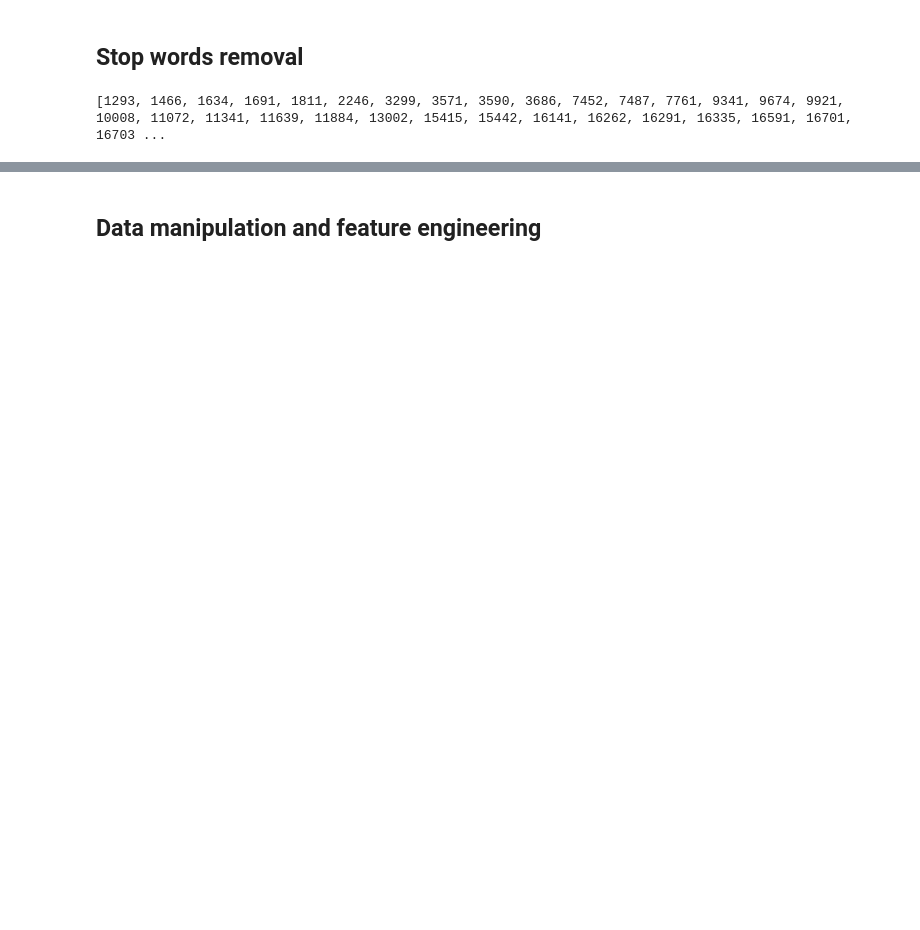
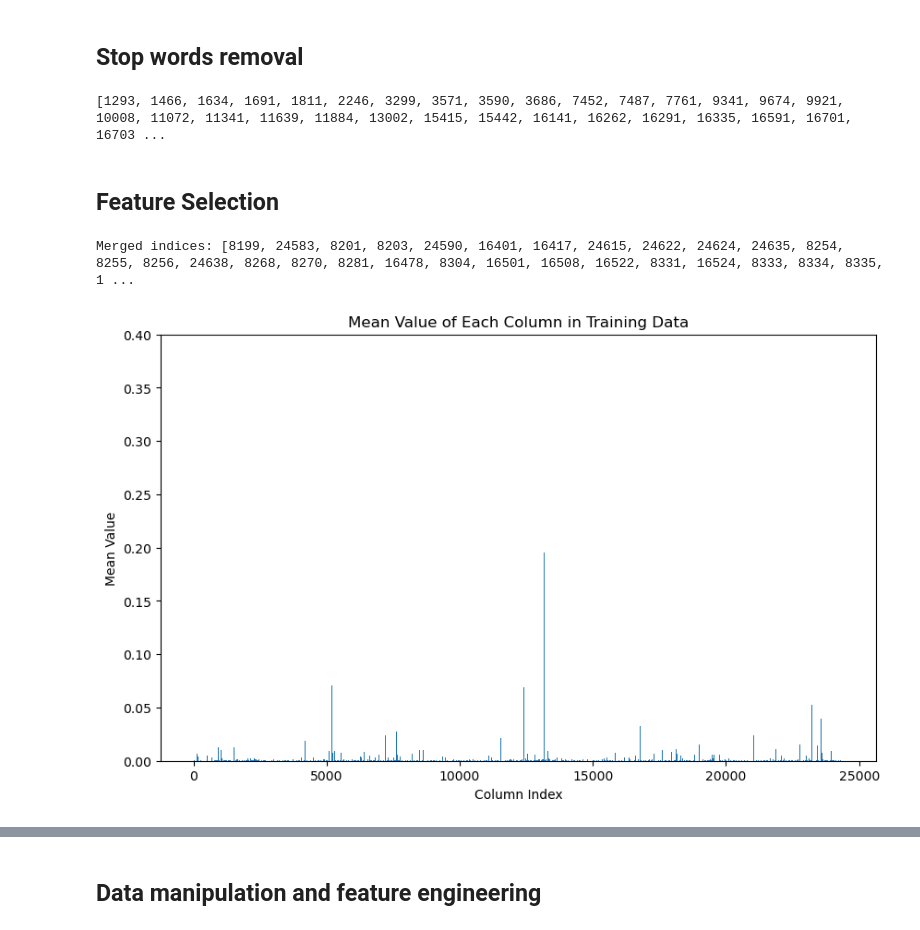
Before and after one commit to 40131322/Classer-le-text---Text-classification, a Jupyter notebook: Milestone 2/Milestone_1_w_scikit.ipynb, the cells around one changed output, grey strips where cells are left out. Cells and saved outputs as stored; diff of their text form; code cells hidden in the pictures; blank space fills up the shorter version.

```diff
--- a/Milestone 2/Milestone_1_w_scikit.ipynb
+++ b/Milestone 2/Milestone_1_w_scikit.ipynb
@@ -288,0 +163,12 @@ from sklearn.feature_selection import VarianceThreshold
+# %%
+# Compute the ANOVA F-value for the provided sample
+F_values, p_values = f_classif(x_raw, y_raw)
+
+# Print the F-values and p-values
+print("F-values:", F_values)
+print("p-values:", p_values)
+
+# Select features with high F-values (low p-values)
+significant_features = np.where(p_values < 0.05)[0]
+print("Significant feature indices:", significant_features)
+len(significant_features)
@@ -298,3 +189,32 @@ stop_word_indices = [i for i, word in enumerate(vocab_data) if word in stop_word
 print(stop_word_indices)
 # %% [output]
 [1293, 1466, 1634, 1691, 1811, 2246, 3299, 3571, 3590, 3686, 7452, 7487, 7761, 9341, 9674, 9921, 10008, 11072, 11341, 11639, 11884, 13002, 15415, 15442, 16141, 16262, 16291, 16335, 16591, 16701, 16703 ...
+# %% [markdown]
+## Feature Selection
+# %%
+# Flatten the lists if they are not already 1D
+stop_word_indices_flat = np.array(stop_word_indices).flatten()
+significant_features_flat = np.array(significant_features).flatten()
+
+# Merge the two lists and remove duplicates by converting to a set and back to a list
+merged_indices = list(set(stop_word_indices_flat.tolist() + significant_features_flat.tolist()))
+
+print("Merged indices count:", len(merged_indices))
+# %% [output]
+Merged indices: [8199, 24583, 8201, 8203, 24590, 16401, 16417, 24615, 24622, 24624, 24635, 8254, 8255, 8256, 24638, 8268, 8270, 8281, 16478, 8304, 16501, 16508, 16522, 8331, 16524, 8333, 8334, 8335, 1 ...
+# %%
+x_raw_filtered = np.delete(x_raw, merged_indices, axis=1)
+
+X_test_filtered = np.delete(X_test, merged_indices, axis=1)
+# %%
+column_means = np.mean(x_raw_filtered, axis=0)
+# Plot the mean values
+plt.figure(figsize=(10, 6))
+plt.bar(range(len(column_means)), column_means)
+plt.xlabel('Column Index')
+plt.ylabel('Mean Value')
+plt.ylim(0, 0.4)
+plt.title('Mean Value of Each Column in Training Data')
+plt.show()
+# %% [output]
+[figure, added]
```
Also changed, not shown: parts of 68 cells of this notebook, 21 other files.
